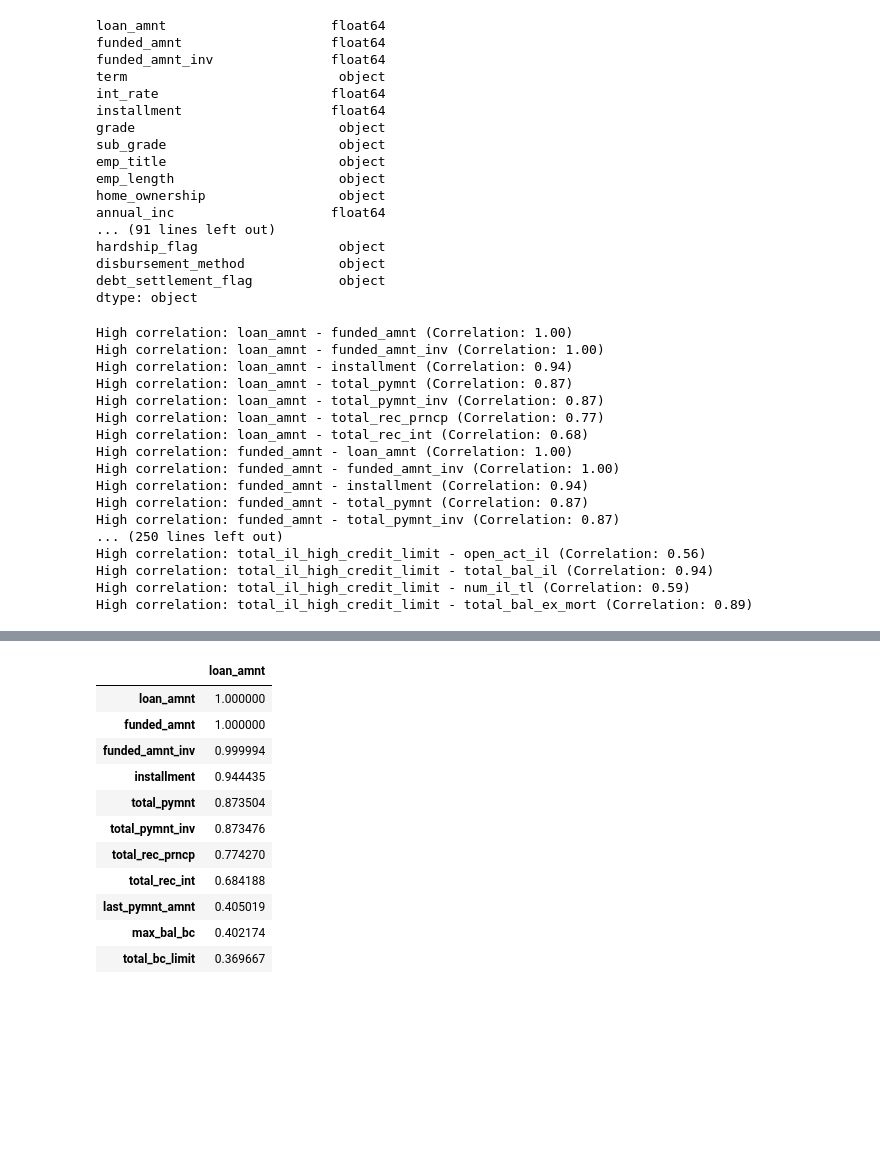
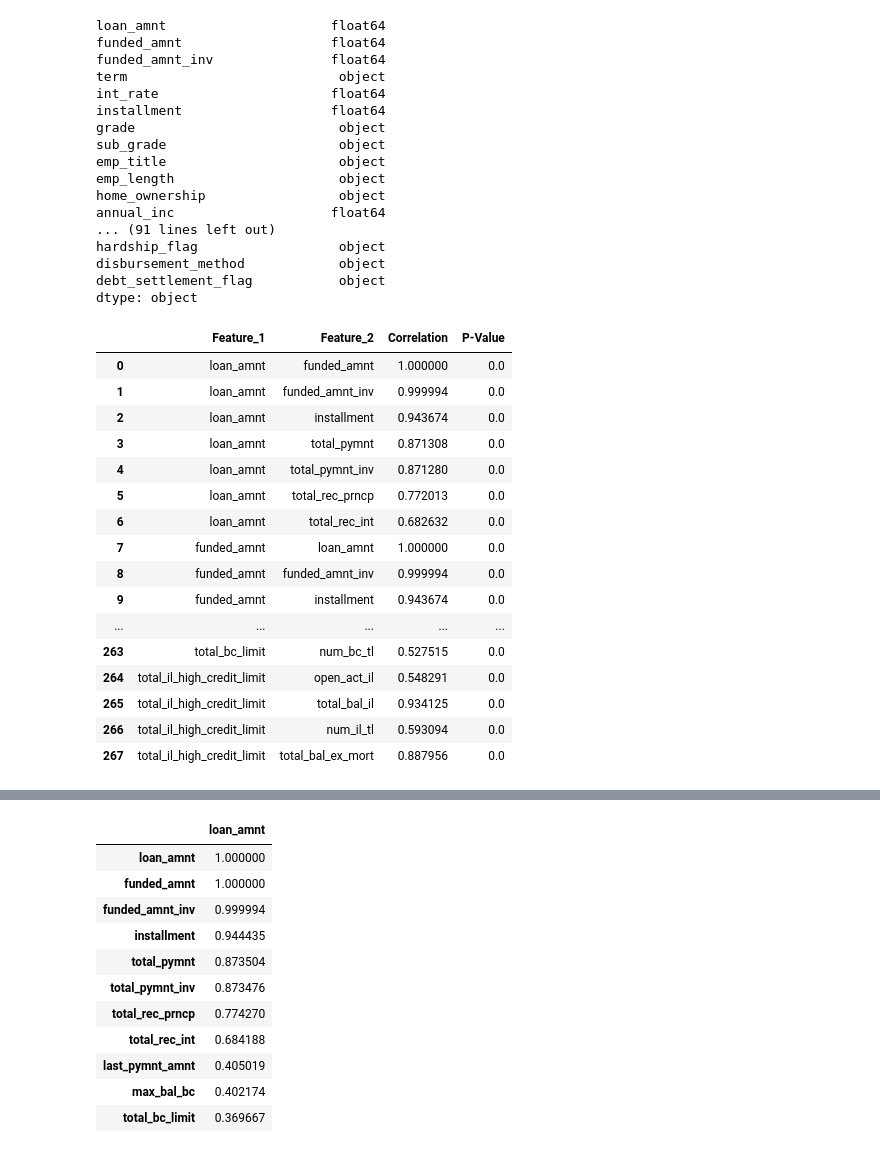
Before and after one commit to rachellliao/loan-default-prediction, a Jupyter notebook: EDA.ipynb, the cells around one changed output, grey strips where cells are left out. Saved outputs shown, nothing was run; the diff lists cells and outputs as text; code cells hidden in the pictures; blank space fills up the shorter version.

```diff
--- a/EDA.ipynb
+++ b/EDA.ipynb
@@ -399,39 +408,44 @@ dtype: object
 # %%
 # Create a list of numerical columns
 num_cols = df_modified.select_dtypes(include=np.number).columns.tolist()
 
 # Create a list of high correlation features
 high_corr_features = []
 
-# Create two for loops to check the correlation between numerical columns
+# Create two for loops to check the correlation and p-value between numerical columns
 for col1 in num_cols:
     for col2 in num_cols:
         if col1 != col2:
-            correlation = df_modified[col1].corr(df_modified[col2])
-            if correlation > 0.5:
-                high_corr_features.append((col1, col2, correlation))
+            array1 = df_modified[col1].values
+            array2 = df_modified[col2].values
+            if np.var(array1) > 0 and np.var(array2) > 0:
+                corr, p_value = stats.pearsonr(df_modified[col1], df_modified[col2])
+                if corr > 0.5 and p_value < 0.05:
+                    high_corr_features.append((col1, col2, corr, p_value))
 
-# Print the list of high correlation features
-for feature in high_corr_features:
-    print(f"High correlation: {feature[0]} - {feature[1]} (Correlation: {feature[2]:.2f})")
+# Create a dataframe from the list of high correlation features
+high_corr_df = pd.DataFrame(high_corr_features, columns=['Feature_1', 'Feature_2', 'Correlation', 'P-Value'])
+
+# Display the dataframe
+high_corr_df
 # %% [output]
-High correlation: loan_amnt - funded_amnt (Correlation: 1.00)
-High correlation: loan_amnt - funded_amnt_inv (Correlation: 1.00)
-High correlation: loan_amnt - installment (Correlation: 0.94)
-High correlation: loan_amnt - total_pymnt (Correlation: 0.87)
-High correlation: loan_amnt - total_pymnt_inv (Correlation: 0.87)
-High correlation: loan_amnt - total_rec_prncp (Correlation: 0.77)
-High correlation: loan_amnt - total_rec_int (Correlation: 0.68)
-High correlation: funded_amnt - loan_amnt (Correlation: 1.00)
-High correlation: funded_amnt - funded_amnt_inv (Correlation: 1.00)
-High correlation: funded_amnt - installment (Correlation: 0.94)
-High correlation: funded_amnt - total_pymnt (Correlation: 0.87)
-High correlation: funded_amnt - total_pymnt_inv (Correlation: 0.87)
-... (250 lines left out)
-High correlation: total_il_high_credit_limit - open_act_il (Correlation: 0.56)
-High correlation: total_il_high_credit_limit - total_bal_il (Correlation: 0.94)
-High correlation: total_il_high_credit_limit - num_il_tl (Correlation: 0.59)
-High correlation: total_il_high_credit_limit - total_bal_ex_mort (Correlation: 0.89)
+|  | Feature_1 | Feature_2 | Correlation | P-Value |
+| 0 | loan_amnt | funded_amnt | 1.000000 | 0.0 |
+| 1 | loan_amnt | funded_amnt_inv | 0.999994 | 0.0 |
+| 2 | loan_amnt | installment | 0.943674 | 0.0 |
+| 3 | loan_amnt | total_pymnt | 0.871308 | 0.0 |
+| 4 | loan_amnt | total_pymnt_inv | 0.871280 | 0.0 |
+| 5 | loan_amnt | total_rec_prncp | 0.772013 | 0.0 |
+| 6 | loan_amnt | total_rec_int | 0.682632 | 0.0 |
+| 7 | funded_amnt | loan_amnt | 1.000000 | 0.0 |
+| 8 | funded_amnt | funded_amnt_inv | 0.999994 | 0.0 |
+| 9 | funded_amnt | installment | 0.943674 | 0.0 |
+| ... | ... | ... | ... | ... |
+| 263 | total_bc_limit | num_bc_tl | 0.527515 | 0.0 |
+| 264 | total_il_high_credit_limit | open_act_il | 0.548291 | 0.0 |
+| 265 | total_il_high_credit_limit | total_bal_il | 0.934125 | 0.0 |
+| 266 | total_il_high_credit_limit | num_il_tl | 0.593094 | 0.0 |
+| 267 | total_il_high_credit_limit | total_bal_ex_mort | 0.887956 | 0.0 |
 # %%
 # Create a correlation matrix
 corr_matrix = df_modified[num_cols].corr()
```
Also changed, not shown: parts of 5 cells of this notebook.
